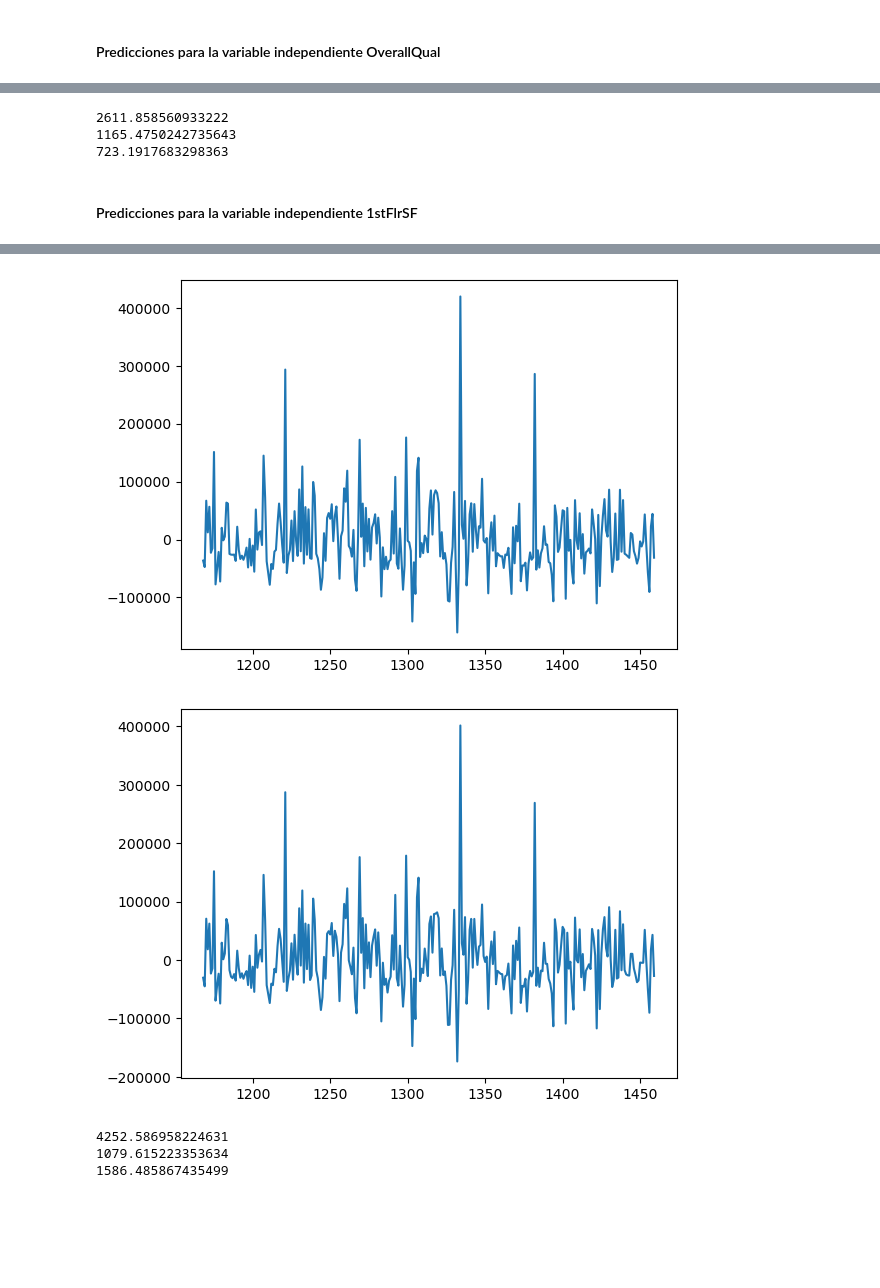
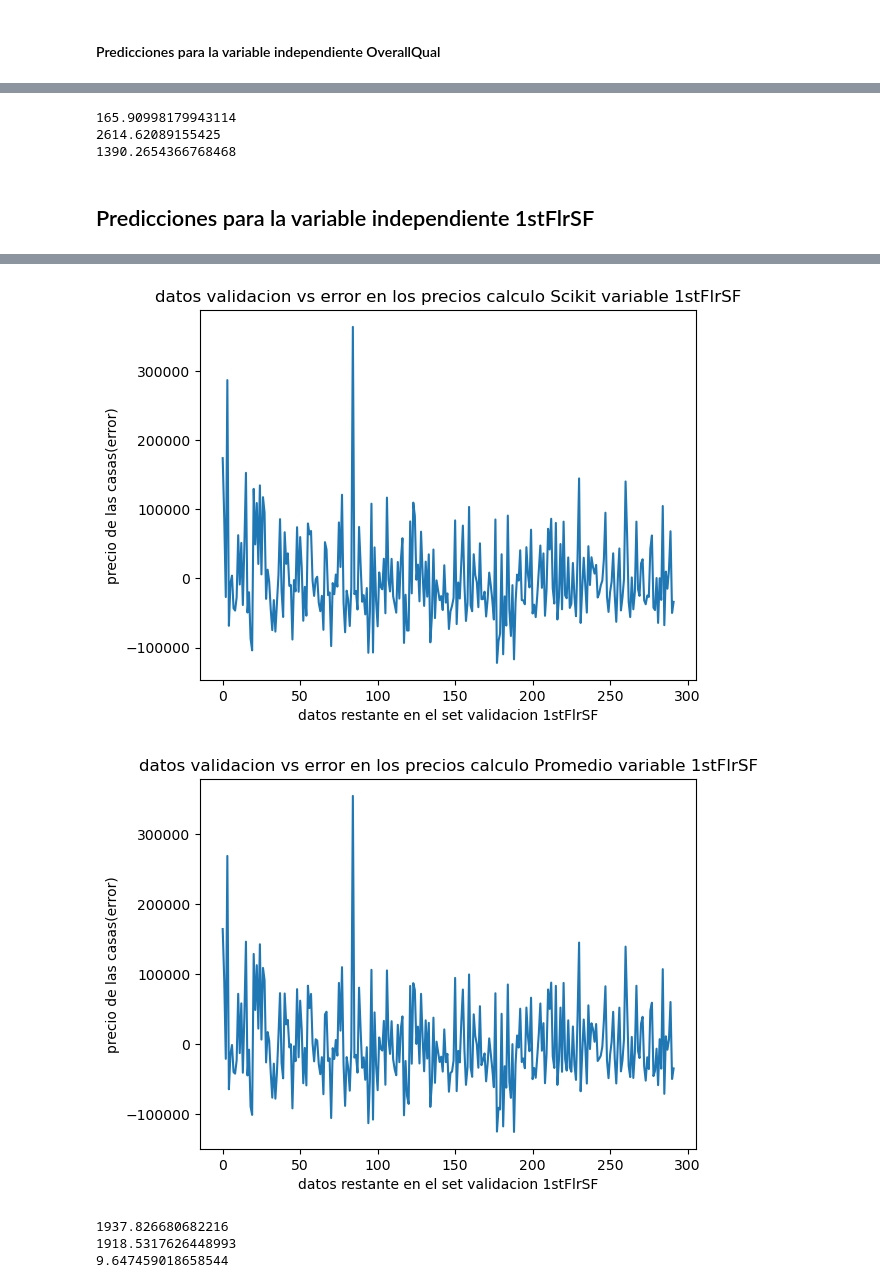
Before and after one commit to dannygar97/Proyecto_1_Python, a Jupyter notebook: Proyecto_1_Daniel_Garcia.ipynb, the cells around one changed output, grey strips where cells are left out. Drawn from its saved outputs; the diff is of its cells as text; code cells hidden in the pictures; blank space fills up the shorter version.

```diff
--- a/Proyecto_1_Daniel_Garcia.ipynb
+++ b/Proyecto_1_Daniel_Garcia.ipynb
@@ -402,0 +385,3 @@ plt.show()
+# %%
+#reseteando index de set validacion
+set_validacion = set_validacion.reset_index(drop=True)
@@ -409,11 +427,11 @@ print(error_manual_overallQual)
 print(error_scikit_overallQual)
 print(error_promedio_overallQual)
 # %% [output]
-2611.858560933222
-1165.4750242735643
-723.1917683298363
+165.90998179943114
+2614.62089155425
+1390.2654366768468
 # %% [markdown]
-#### Predicciones para la variable independiente 1stFlrSF
+## Predicciones para la variable independiente 1stFlrSF
 # %%
 manual_1stFlrSF, scikit_1stFlrSF, promedio_1stFlrSF = comparacion_modelos(list(modelos_1stFlrSF[-1].values())[0], regresionx2, set_validacion['1stFlrSF'])
 
@@ -422,12 +440,21 @@ n = len(set_validacion['SalePrice'])
 
 arreglo_errores_manual_1stFlrSF = set_validacion['SalePrice'] - manual_1stFlrSF
 plt.plot(arreglo_errores_manual_1stFlrSF)
+plt.xlabel('datos restante en el set validacion 1stFlrSF')
+plt.ylabel('precio de las casas(error)')
+plt.title('datos validacion vs error en los precios calculo Manual variable 1stFlrSF')
 plt.show()
 arreglo_errores_scikit_1stFlrSF = set_validacion['SalePrice'] - scikit_1stFlrSF
 plt.plot(arreglo_errores_scikit_1stFlrSF)
+plt.xlabel('datos restante en el set validacion 1stFlrSF')
+plt.ylabel('precio de las casas(error)')
+plt.title('datos validacion vs error en los precios calculo Scikit variable 1stFlrSF')
 plt.show()
 arreglo_errores_promedio_1stFlrSF = set_validacion['SalePrice'] - promedio_1stFlrSF
 plt.plot(arreglo_errores_promedio_1stFlrSF)
+plt.xlabel('datos restante en el set validacion 1stFlrSF')
+plt.ylabel('precio de las casas(error)')
+plt.title('datos validacion vs error en los precios calculo Promedio variable 1stFlrSF')
 plt.show()
 
 error_manual_1stFlrSF = abs(np.sum(set_validacion['SalePrice'] - manual_1stFlrSF) / n)
@@ -442,5 +469,5 @@ print(error_promedio_1stFlrSF)
-[figure, old version]
+[figure, new version]
-[figure, old version]
+[figure, new version]
-4252.586958224631
-1079.615223353634
-1586.485867435499
+1937.826680682216
+1918.5317626448993
+9.647459018658544
```
Also changed, not shown: parts of 17 cells of this notebook.
